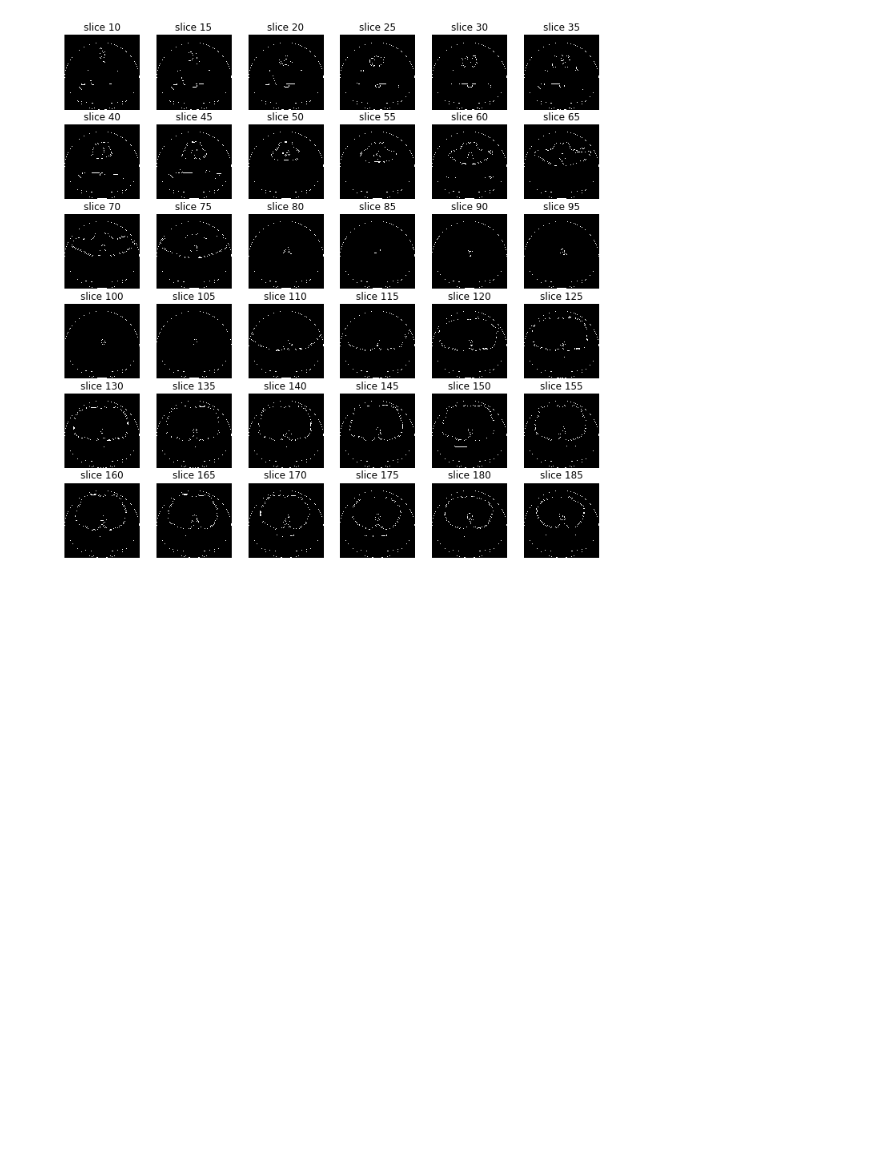
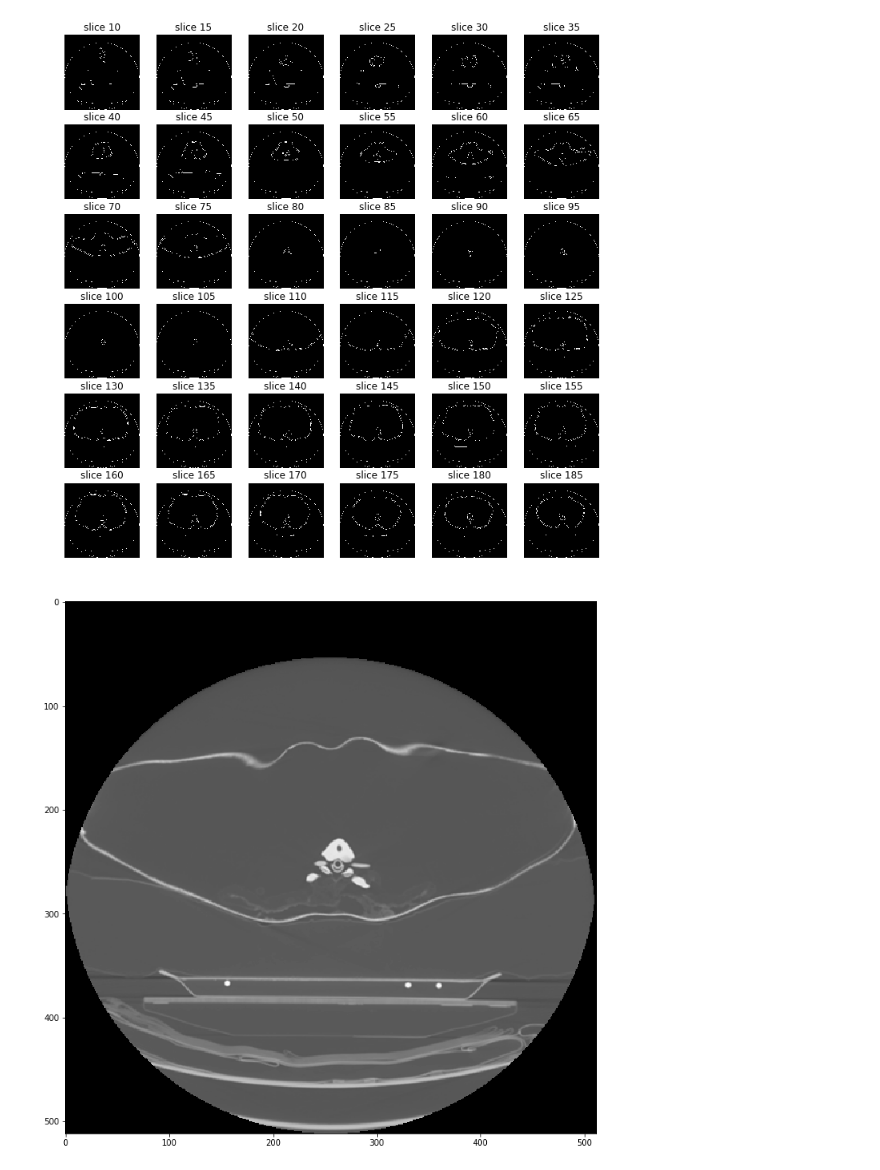
Before and after one commit to daegukdo/TIL, a Jupyter notebook: 05_side_project/01_dicom_with_point_cloud/00_dicom_image_processing_v3.ipynb, the cells around one changed output. Drawn from its saved outputs; the diff is of its cells as text; code cells hidden in the pictures; blank space fills up the shorter version.

```diff
--- a/05_side_project/01_dicom_with_point_cloud/00_dicom_image_processing_v3.ipynb
+++ b/05_side_project/01_dicom_with_point_cloud/00_dicom_image_processing_v3.ipynb
@@ -201,3 +201,18 @@ for i in range(num_of_dicom_data):
 sample_stack(edges_)
 # %% [output]
 [figure]
+# %%
+img_test = imgs_dicom_to_process[80]
+
+edges_test = feature.canny(
+    image=img_test,
+    sigma=3,
+    low_threshold=-1000,
+    high_threshold=1000,
+)
+
+fig,ax = plt.subplots(1,1,figsize=[12,12])
+ax.imshow(img_test, cmap='gray')
+plt.show()
+# %% [output]
+[figure, added]
```
Also changed, not shown: parts of 3 cells of this notebook.
